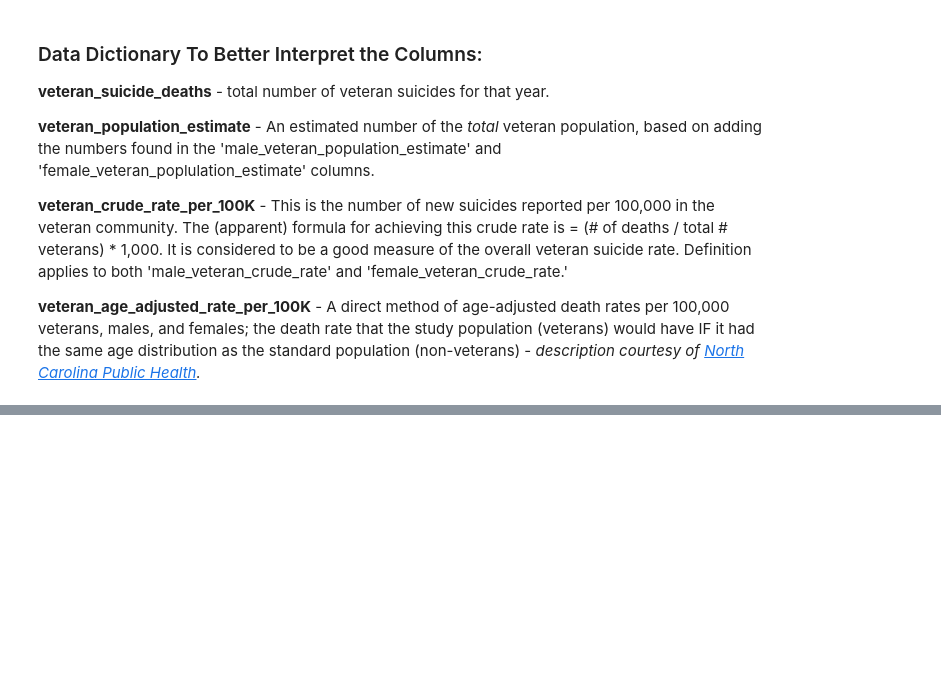
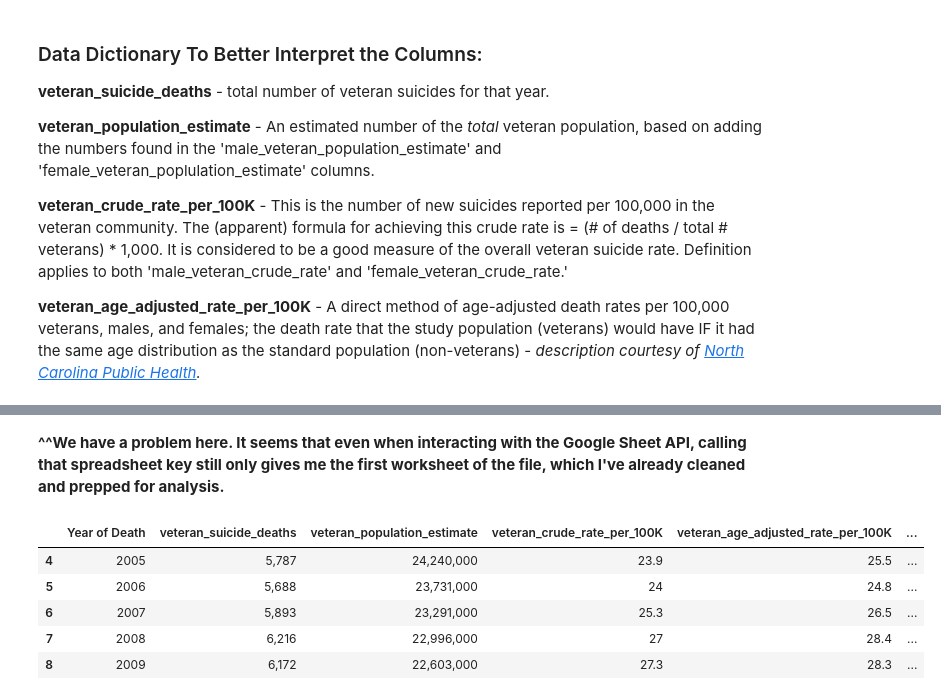
Before and after one commit to nickjoseph210/Soldier_Suicide_Prevention, a Jupyter notebook: prevention_scratch.ipynb, the cells around one changed output, grey strips where cells are left out. Saved outputs shown, nothing was run; the diff lists cells and outputs as text; code cells hidden in the pictures; blank space fills up the shorter version.

```diff
--- a/prevention_scratch.ipynb
+++ b/prevention_scratch.ipynb
@@ -230,0 +266,11 @@ age_adjusted_df
+# %% [markdown]
+**^^We have a problem here.  It seems that even when interacting with the Google Sheet API, calling that spreadsheet key still only gives me the first worksheet of the file, which I've already cleaned and prepped for analysis.**
+# %%
+age_adjusted_df.head() # make sure the dataframe hasn't changed after messing around with the import with gspread
+# %% [output]
+|  | Year of Death | veteran_suicide_deaths | veteran_population_estimate | veteran_crude_rate_per_100K | veteran_age_adjusted_rate_per_100K | ... |
+| 4 | 2005 | 5,787 | 24,240,000 | 23.9 | 25.5 | ... |
+| 5 | 2006 | 5,688 | 23,731,000 | 24 | 24.8 | ... |
+| 6 | 2007 | 5,893 | 23,291,000 | 25.3 | 26.5 | ... |
+| 7 | 2008 | 6,216 | 22,996,000 | 27 | 28.4 | ... |
+| 8 | 2009 | 6,172 | 22,603,000 | 27.3 | 28.3 | ... |
```
Also changed, not shown: parts of 11 cells of this notebook.
